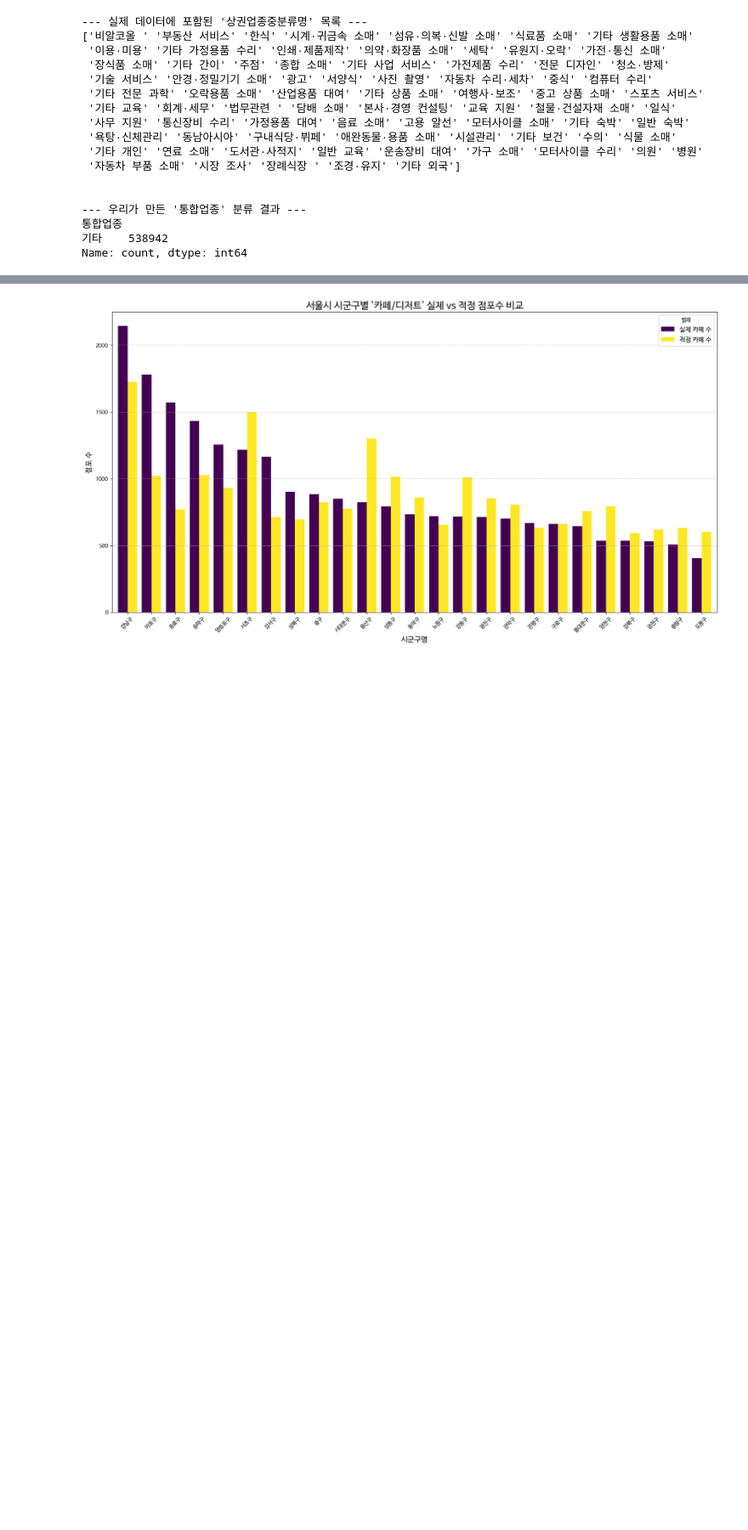
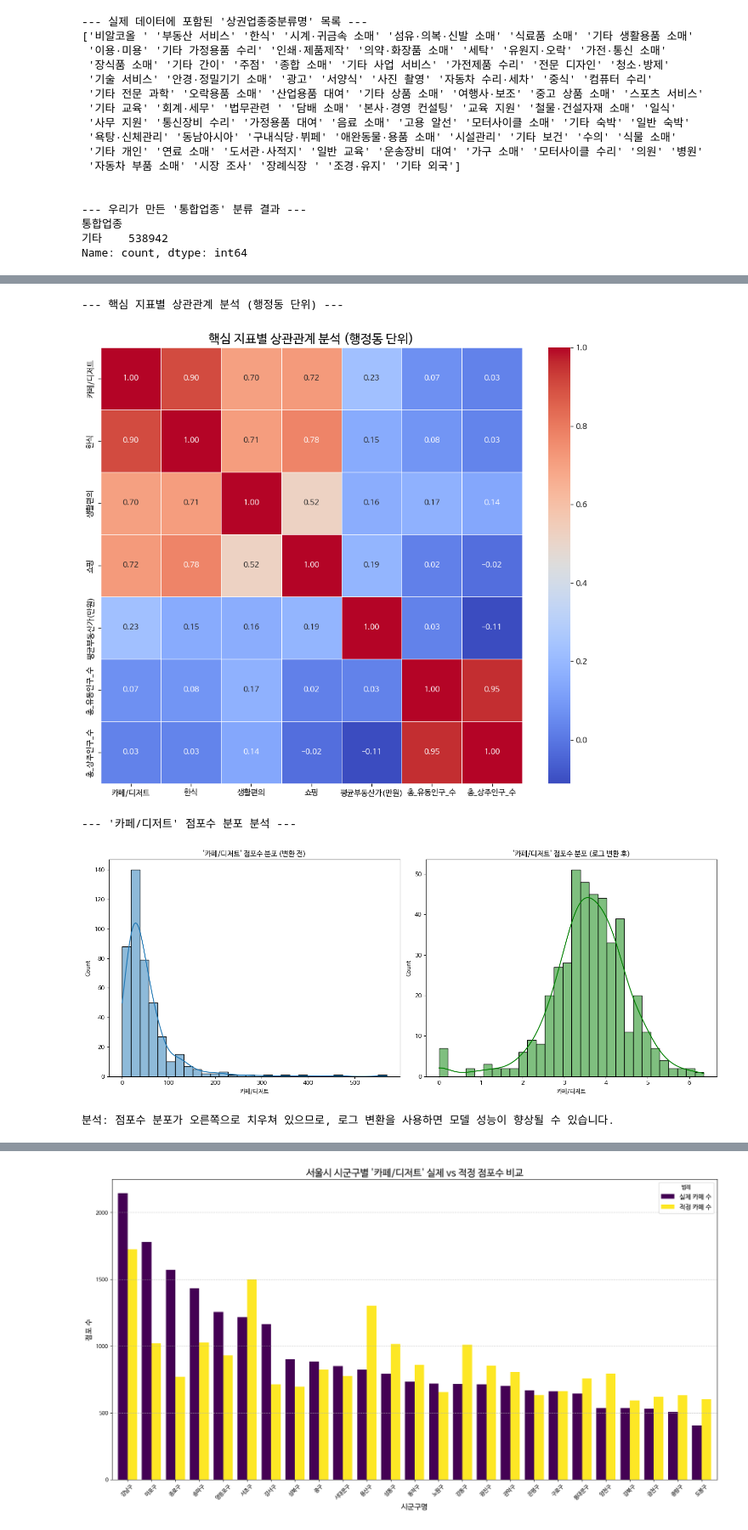
Before and after one commit to Sjoneon/Bigdata2, a Jupyter notebook: LastRealBigData.ipynb, the cells around one changed output, grey strips where cells are left out. Shown at 85% size. Cells and saved outputs as stored; diff of their text form; code cells hidden in the pictures; blank space fills up the shorter version.

```diff
--- a/LastRealBigData.ipynb
+++ b/LastRealBigData.ipynb
@@ -294,0 +286,43 @@ print(f"총 설명력: {pca.explained_variance_ratio_.sum():.2f}")
+# %%
+#
+# 셀 5: 데이터 탐색 (상관관계 및 분포 확인)
+#
+
+# 1. 분석에 사용할 최종 변수들만 선택
+# df_final에 업종 컬럼이 많이 있으므로, 일부 핵심 업종과 입력 변수만 선택하여 히트맵을 그립니다.
+heatmap_cols = ['카페/디저트', '한식', '생활편의', '쇼핑', '평균부동산가(만원)', '총_유동인구_수', '총_상주인구_수']
+# df_final에 없는 컬럼은 오류 방지를 위해 제외
+heatmap_cols = [col for col in heatmap_cols if col in df_final.columns]
+df_corr = df_final[heatmap_cols]
+
+# 2. 상관관계 히트맵
+print("--- 핵심 지표별 상관관계 분석 (행정동 단위) ---")
+plt.figure(figsize=(12, 10))
+sns.heatmap(df_corr.corr(), annot=True, cmap='coolwarm', fmt='.2f', linewidths=.5)
+plt.title('핵심 지표별 상관관계 분석 (행정동 단위)', fontsize=16)
+plt.show()
+
+# 3. 주요 목표 변수('카페/디저트')의 분포 확인
+print("\n--- '카페/디저트' 점포수 분포 분석 ---")
+target_category_check = '카페/디저트'
+if target_category_check in df_final.columns:
+    plt.figure(figsize=(15, 6))
+    plt.subplot(1, 2, 1)
+    sns.histplot(df_final[target_category_check], kde=True, bins=30)
+    plt.title(f"'{target_category_check}' 점포수 분포 (변환 전)")
+
+    # 로그 변환 후 분포도 함께 확인
+    plt.subplot(1, 2, 2)
+    sns.histplot(np.log1p(df_final[target_category_check]), kde=True, color='green', bins=30)
+    plt.title(f"'{target_category_check}' 점포수 분포 (로그 변환 후)")
+    plt.tight_layout()
+    plt.show()
+    print("분석: 점포수 분포가 오른쪽으로 치우쳐 있으므로, 로그 변환을 사용하면 모델 성능이 향상될 수 있습니다.")
+else:
+    print(f"'{target_category_check}' 업종이 데이터에 없어 분포를 확인할 수 없습니다.")
+# %% [output]
+--- 핵심 지표별 상관관계 분석 (행정동 단위) ---
+[figure, added]
+--- '카페/디저트' 점포수 분포 분석 ---
+[figure, added]
+분석: 점포수 분포가 오른쪽으로 치우쳐 있으므로, 로그 변환을 사용하면 모델 성능이 향상될 수 있습니다.
```
Also changed, not shown: parts of 6 cells of this notebook.
